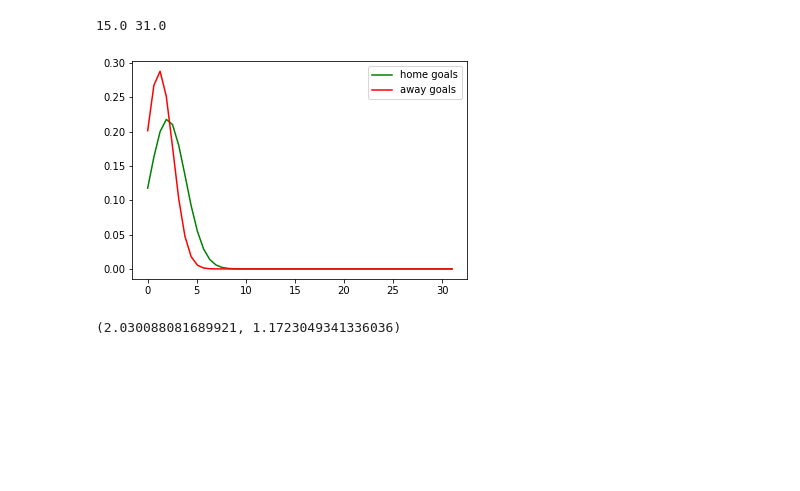
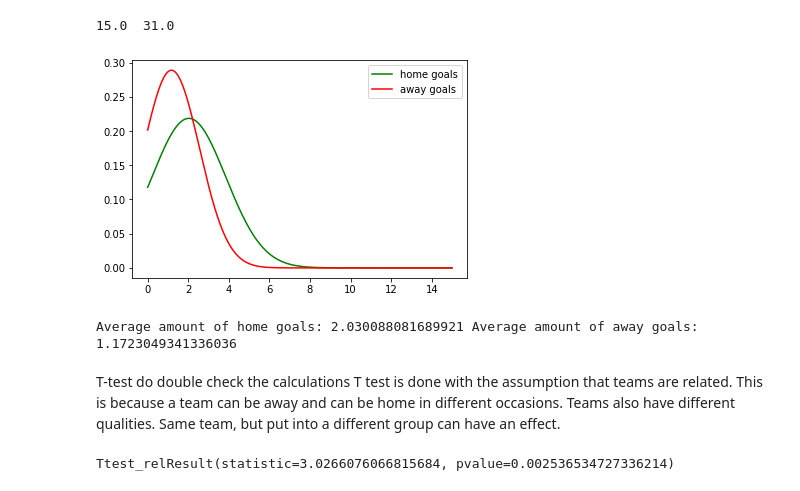
Before and after one commit to glomanu/football-home-adv, a Jupyter notebook: New_Home_adv.ipynb, the cells around one changed output. Cells and saved outputs as stored; diff of their text form; code cells hidden in the pictures; blank space fills up the shorter version.

```diff
--- a/New_Home_adv.ipynb
+++ b/New_Home_adv.ipynb
@@ -206,3 +206,4 @@ for i in range(0, len(df1['date'])): #iterating over all the rows
     list_values.append(i) #if there is tie then we add the index to the list
 df1 = df1.drop(list_values) #getting rid of all the rows that correspond to the i-th indeces
 len(df1['date'])
+df1.reset_index(drop=True, inplace=True)
@@ -270,20 +269,28 @@ print(df1["away_score"].max(), df1['home_score'].max())
 # %%
 m_h=df1['home_score'].mean()
 sd_h=df1['home_score'].std()
 
 m_a=df1['away_score'].mean()
 sd_a=df1['away_score'].std()
 
-x=np.linspace(df1['home_score'].min(),df1['home_score'].max(),50)
+x=np.linspace(df1['home_score'].min(),df1['away_score'].max(),1000)
 y_h=scipy.stats.norm.pdf(x,m_h,sd_h)
 y_a=scipy.stats.norm.pdf(x,m_a,sd_a)
 
 plt.plot(x,y_h,label='home goals',color='g')
 plt.plot(x,y_a,label='away goals',color='r')
 plt.legend()
 plt.show()
 
-m_h, m_a
+print('Average amount of home goals:',m_h,'Average amount of away goals:', m_a)
 # %% [output]
-[figure, old version]
+[figure, new version]
-(2.030088081689921, 1.1723049341336036)
+Average amount of home goals: 2.030088081689921 Average amount of away goals: 1.1723049341336036
+# %% [markdown]
+T-test do double check the calculations
+T test is done with the assumption that teams are related. This is because a team can be away and can be home in different occasions. Teams also have different qualities.
+Same team, but put into a different group can have an effect.
+# %%
+scipy.stats.ttest_rel(y_h,y_a)
+# %% [output]
+Ttest_relResult(statistic=3.0266076066815684, pvalue=0.002536534727336214)
```
Also changed, not shown: parts of 6 cells of this notebook.
